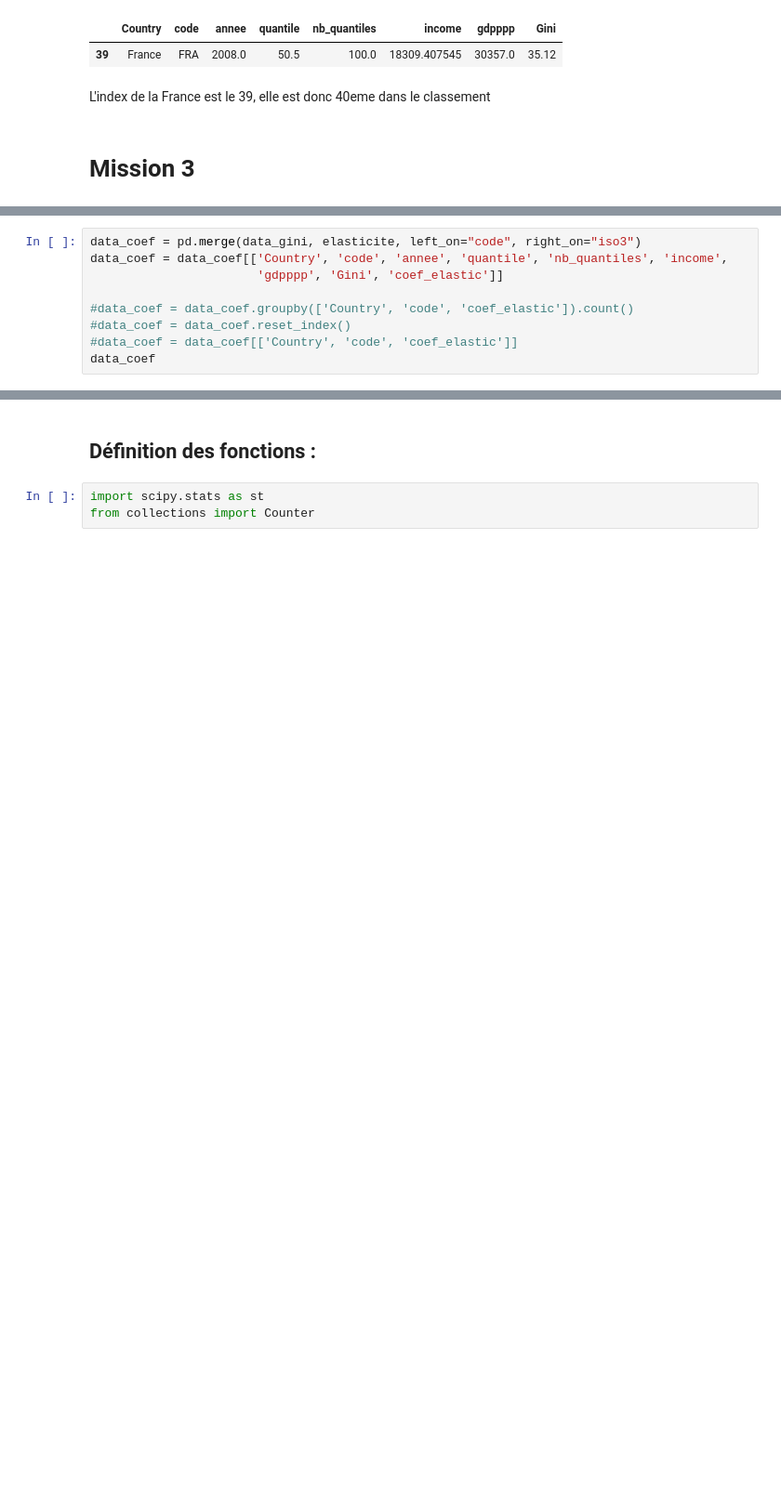
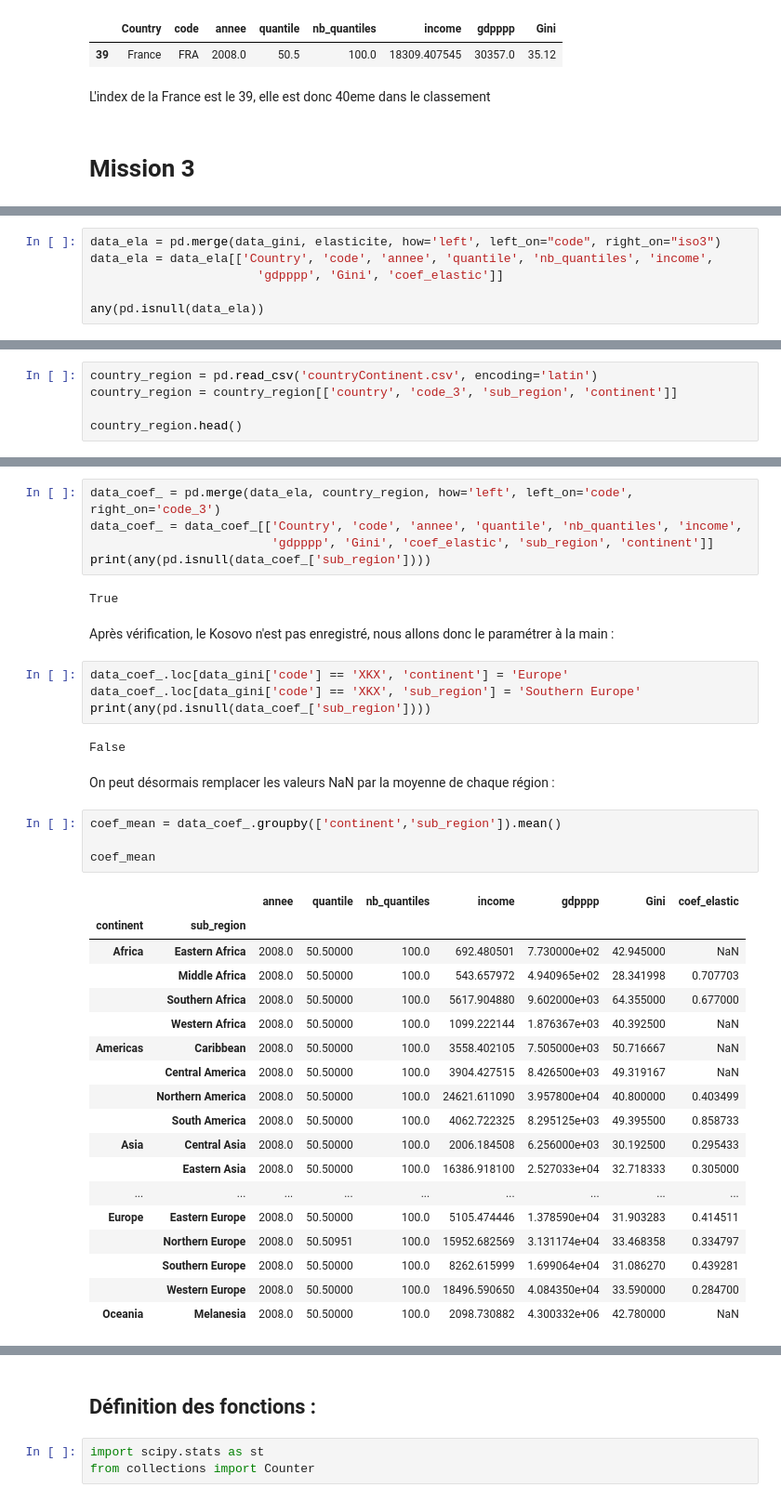
Before and after one commit to Julien-paulet/Projet_7, a Jupyter notebook: Effectuez_une_prediction_de_revenus_main_file.ipynb, the cells around one changed output, grey strips where cells are left out. Shown: that part at 93% size. Saved outputs shown, nothing was run; the diff lists cells and outputs as text; blank space fills up the shorter version.

```diff
--- a/Effectuez_une_prediction_de_revenus_main_file.ipynb
+++ b/Effectuez_une_prediction_de_revenus_main_file.ipynb
@@ -500,10 +476,7 @@ Name: code, Length: 76, dtype: bool
 # %%
-data_coef = pd.merge(data_gini, elasticite, left_on="code", right_on="iso3")
-data_coef = data_coef[['Country', 'code', 'annee', 'quantile', 'nb_quantiles', 'income',
+data_ela = pd.merge(data_gini, elasticite, how='left', left_on="code", right_on="iso3")
+data_ela = data_ela[['Country', 'code', 'annee', 'quantile', 'nb_quantiles', 'income',
                        'gdpppp', 'Gini', 'coef_elastic']]
 
-#data_coef = data_coef.groupby(['Country', 'code', 'coef_elastic']).count()
-#data_coef = data_coef.reset_index()
-#data_coef = data_coef[['Country', 'code', 'coef_elastic']]
-data_coef
+any(pd.isnull(data_ela))
 # %% [output]
@@ -527,0 +506,5 @@ data_coef
+# %%
+country_region = pd.read_csv('countryContinent.csv', encoding='latin')
+country_region = country_region[['country', 'code_3', 'sub_region', 'continent']]
+
+country_region.head()
@@ -527,0 +520,40 @@ data_coef
+# %%
+data_coef_ = pd.merge(data_ela, country_region, how='left', left_on='code', right_on='code_3')
+data_coef_ = data_coef_[['Country', 'code', 'annee', 'quantile', 'nb_quantiles', 'income',
+                         'gdpppp', 'Gini', 'coef_elastic', 'sub_region', 'continent']]
+print(any(pd.isnull(data_coef_['sub_region'])))
+# %% [output]
+True
+# %% [markdown]
+<p> Après vérification, le Kosovo n'est pas enregistré, nous allons donc le paramétrer à la main : </p>
+# %%
+data_coef_.loc[data_gini['code'] == 'XKX', 'continent'] = 'Europe'
+data_coef_.loc[data_gini['code'] == 'XKX', 'sub_region'] = 'Southern Europe'
+print(any(pd.isnull(data_coef_['sub_region'])))
+# %% [output]
+False
+# %% [markdown]
+On peut désormais remplacer les valeurs NaN par la moyenne de chaque région :
+# %%
+coef_mean = data_coef_.groupby(['continent','sub_region']).mean()
+
+coef_mean
+# %% [output]
+|  |  | annee | quantile | nb_quantiles | income | gdpppp | Gini | coef_elastic |
+| continent | sub_region |  |  |  |  |  |  |  |
+| Africa | Eastern Africa | 2008.0 | 50.50000 | 100.0 | 692.480501 | 7.730000e+02 | 42.945000 | NaN |
+|  | Middle Africa | 2008.0 | 50.50000 | 100.0 | 543.657972 | 4.940965e+02 | 28.341998 | 0.707703 |
+|  | Southern Africa | 2008.0 | 50.50000 | 100.0 | 5617.904880 | 9.602000e+03 | 64.355000 | 0.677000 |
+|  | Western Africa | 2008.0 | 50.50000 | 100.0 | 1099.222144 | 1.876367e+03 | 40.392500 | NaN |
+| Americas | Caribbean | 2008.0 | 50.50000 | 100.0 | 3558.402105 | 7.505000e+03 | 50.716667 | NaN |
+|  | Central America | 2008.0 | 50.50000 | 100.0 | 3904.427515 | 8.426500e+03 | 49.319167 | NaN |
+|  | Northern America | 2008.0 | 50.50000 | 100.0 | 24621.611090 | 3.957800e+04 | 40.800000 | 0.403499 |
+|  | South America | 2008.0 | 50.50000 | 100.0 | 4062.722325 | 8.295125e+03 | 49.395500 | 0.858733 |
+| Asia | Central Asia | 2008.0 | 50.50000 | 100.0 | 2006.184508 | 6.256000e+03 | 30.192500 | 0.295433 |
+|  | Eastern Asia | 2008.0 | 50.50000 | 100.0 | 16386.918100 | 2.527033e+04 | 32.718333 | 0.305000 |
+| ... | ... | ... | ... | ... | ... | ... | ... | ... |
+| Europe | Eastern Europe | 2008.0 | 50.50000 | 100.0 | 5105.474446 | 1.378590e+04 | 31.903283 | 0.414511 |
+|  | Northern Europe | 2008.0 | 50.50951 | 100.0 | 15952.682569 | 3.131174e+04 | 33.468358 | 0.334797 |
+|  | Southern Europe | 2008.0 | 50.50000 | 100.0 | 8262.615999 | 1.699064e+04 | 31.086270 | 0.439281 |
+|  | Western Europe | 2008.0 | 50.50000 | 100.0 | 18496.590650 | 4.084350e+04 | 33.590000 | 0.284700 |
+| Oceania | Melanesia | 2008.0 | 50.50000 | 100.0 | 2098.730882 | 4.300332e+06 | 42.780000 | NaN |
```
Also changed, not shown: parts of 19 cells of this notebook, 1 other file.
